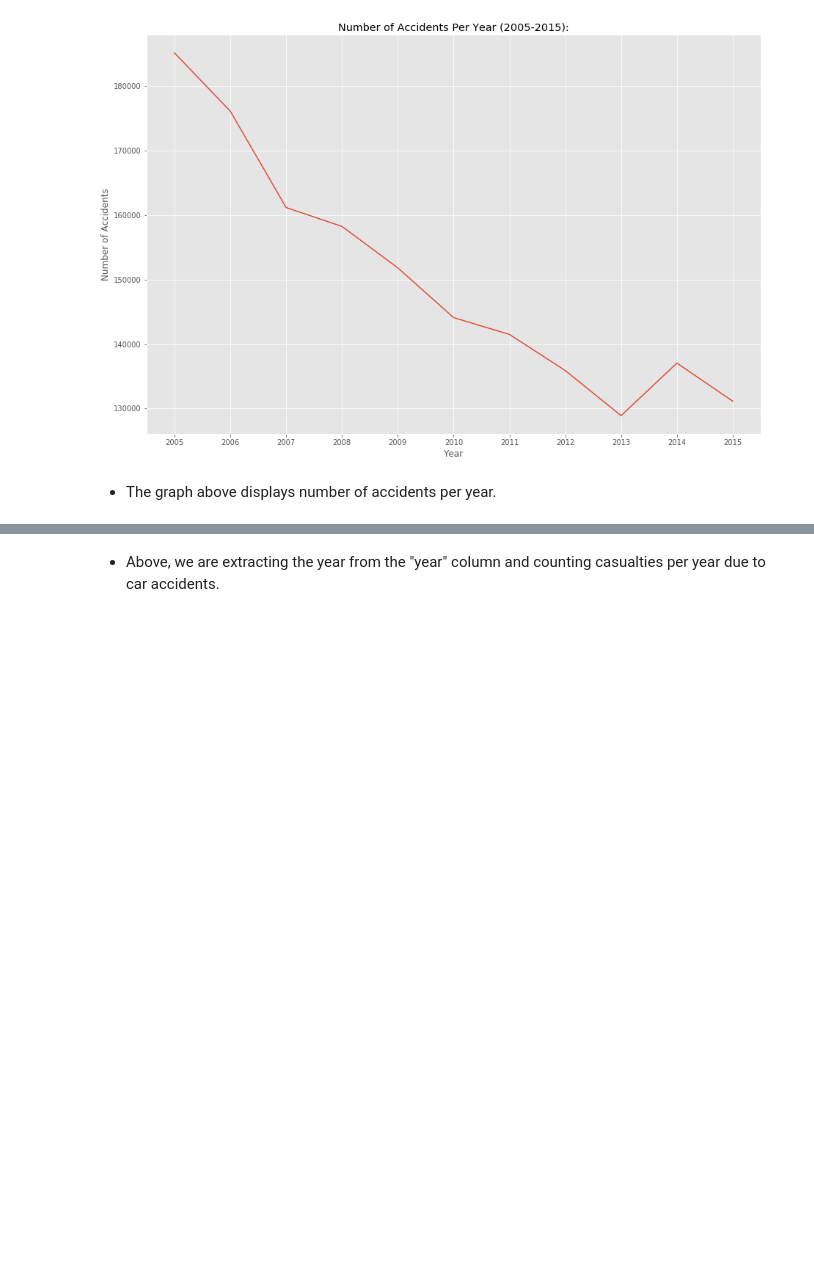
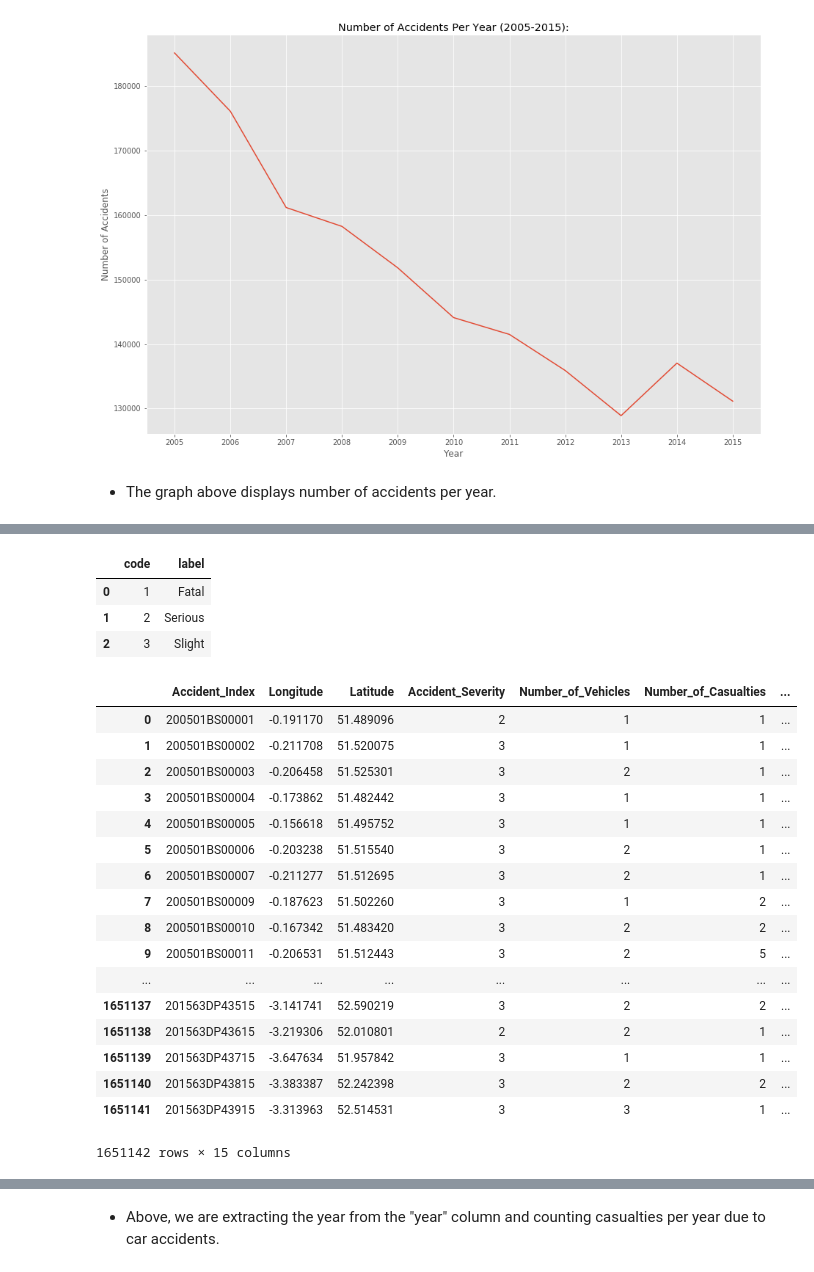
Before and after one commit to baybailz/Project-One-UNCC-Bootcamp, a Jupyter notebook: bailey_cleaning.ipynb, the cells around one changed output, grey strips where cells are left out. Drawn from its saved outputs; the diff is of its cells as text; code cells hidden in the pictures; blank space fills up the shorter version.

```diff
--- a/bailey_cleaning.ipynb
+++ b/bailey_cleaning.ipynb
@@ -316,0 +336,29 @@ plt.show
+# %%
+context_accident_severity
+# %% [output]
+|  | code | label |
+| 0 | 1 | Fatal |
+| 1 | 2 | Serious |
+| 2 | 3 | Slight |
+# %%
+accident_severity_merged["Year"] = clean_accident_df.loc[:,'Date'].map(lambda x: x[0])
+accident_severity_merged
+# %% [output]
+|  | Accident_Index | Longitude | Latitude | Accident_Severity | Number_of_Vehicles | Number_of_Casualties | ... |
+| 0 | 200501BS00001 | -0.191170 | 51.489096 | 2 | 1 | 1 | ... |
+| 1 | 200501BS00002 | -0.211708 | 51.520075 | 3 | 1 | 1 | ... |
+| 2 | 200501BS00003 | -0.206458 | 51.525301 | 3 | 2 | 1 | ... |
+| 3 | 200501BS00004 | -0.173862 | 51.482442 | 3 | 1 | 1 | ... |
+| 4 | 200501BS00005 | -0.156618 | 51.495752 | 3 | 1 | 1 | ... |
+| 5 | 200501BS00006 | -0.203238 | 51.515540 | 3 | 2 | 1 | ... |
+| 6 | 200501BS00007 | -0.211277 | 51.512695 | 3 | 2 | 1 | ... |
+| 7 | 200501BS00009 | -0.187623 | 51.502260 | 3 | 1 | 2 | ... |
+| 8 | 200501BS00010 | -0.167342 | 51.483420 | 3 | 2 | 2 | ... |
+| 9 | 200501BS00011 | -0.206531 | 51.512443 | 3 | 2 | 5 | ... |
+| ... | ... | ... | ... | ... | ... | ... | ... |
+| 1651137 | 201563DP43515 | -3.141741 | 52.590219 | 3 | 2 | 2 | ... |
+| 1651138 | 201563DP43615 | -3.219306 | 52.010801 | 2 | 2 | 1 | ... |
+| 1651139 | 201563DP43715 | -3.647634 | 51.957842 | 3 | 1 | 1 | ... |
+| 1651140 | 201563DP43815 | -3.383387 | 52.242398 | 3 | 2 | 2 | ... |
+| 1651141 | 201563DP43915 | -3.313963 | 52.514531 | 3 | 3 | 1 | ... |
+1651142 rows × 15 columns
```
Also changed, not shown: parts of 12 cells of this notebook, 8 other files.
